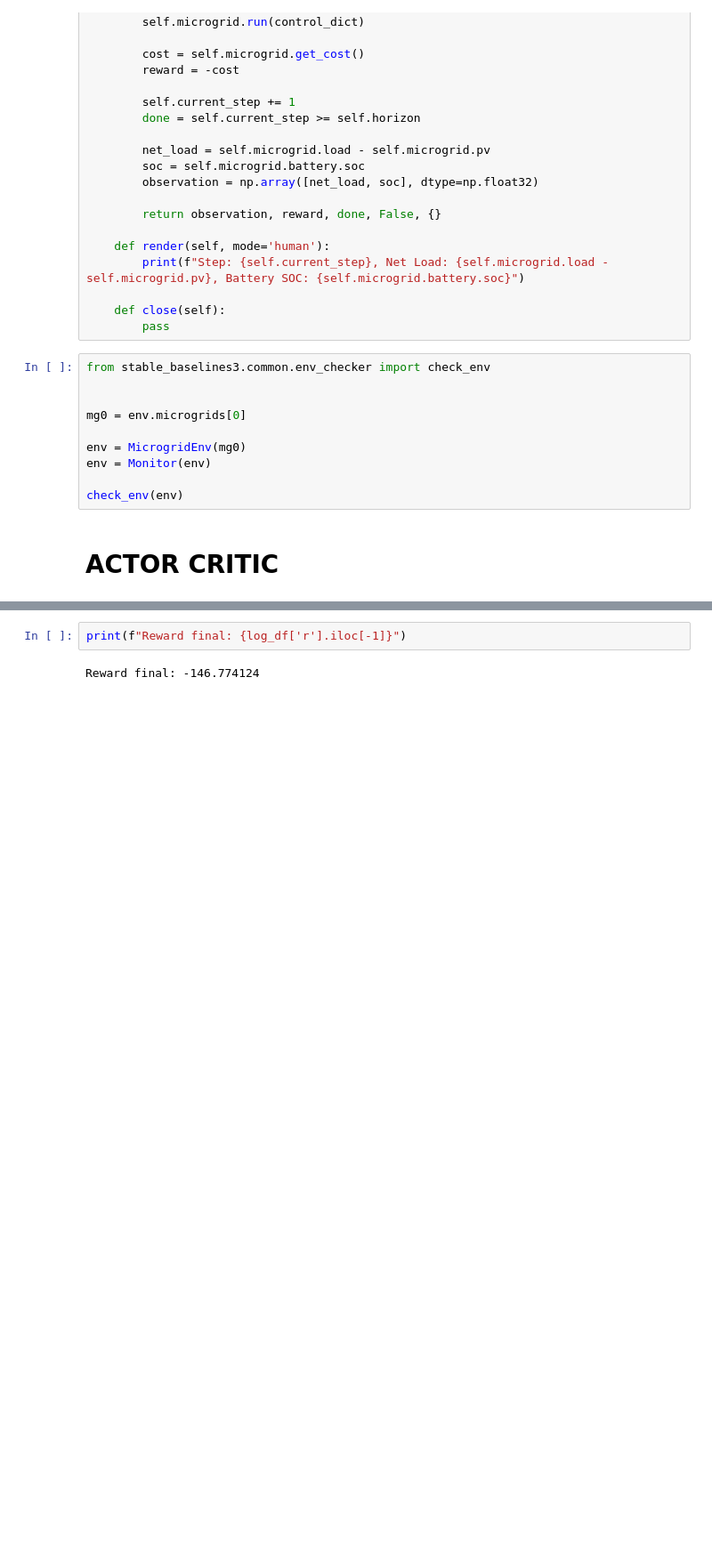
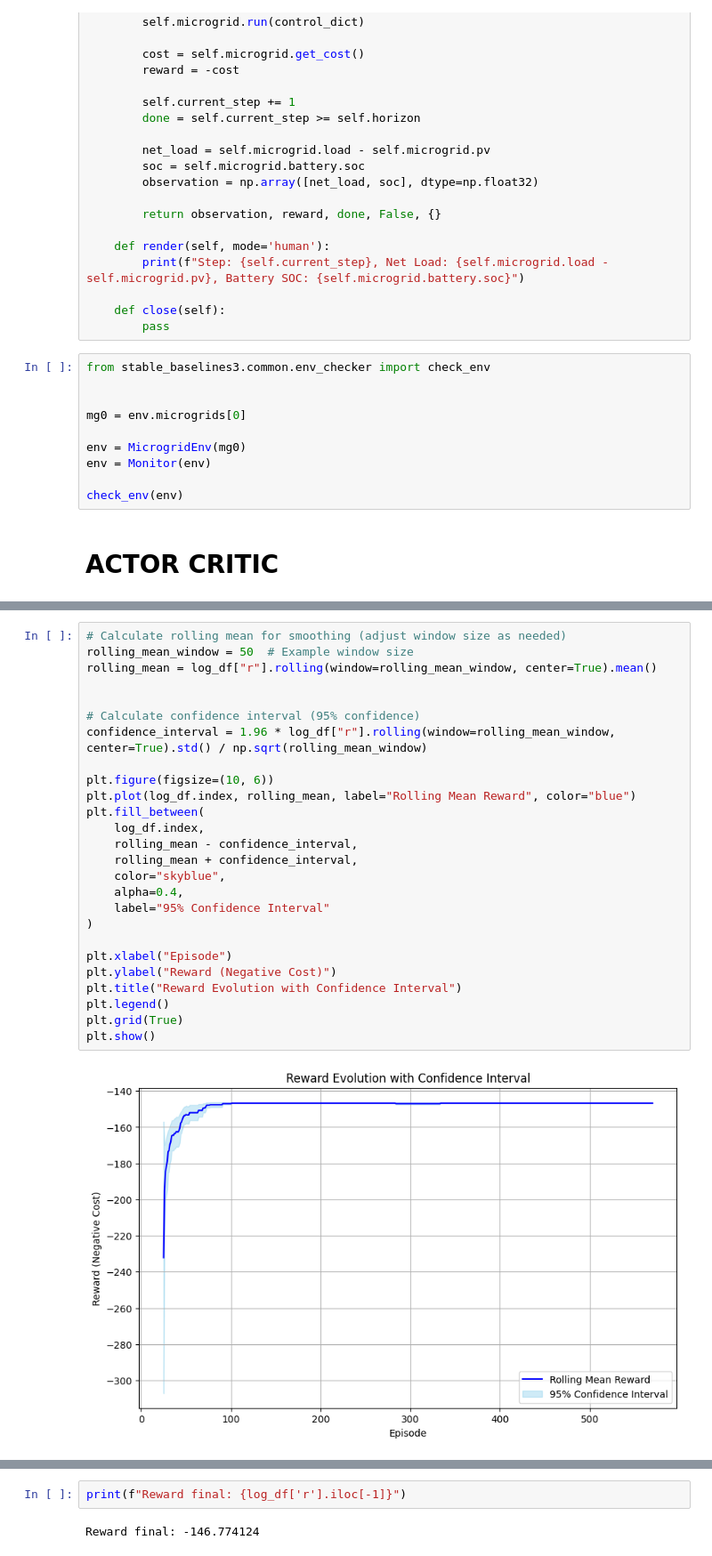
Before and after one commit to ibonsotoa/Microgrid, a Jupyter notebook: ReinforcementLearning/Testing/ActorCritic_Code&Testing.ipynb, the cells around one changed output, grey strips where cells are left out. Shown at 89% size. Cells and saved outputs as stored; diff of their text form; blank space fills up the shorter version.

```diff
--- a/ReinforcementLearning/Testing/ActorCritic_Code&Testing.ipynb
+++ b/ReinforcementLearning/Testing/ActorCritic_Code&Testing.ipynb
@@ -335,0 +336,28 @@ plt.show()
+# %%
+# Calculate rolling mean for smoothing (adjust window size as needed)
+rolling_mean_window = 50  # Example window size
+rolling_mean = log_df["r"].rolling(window=rolling_mean_window, center=True).mean()
+
+
+# Calculate confidence interval (95% confidence)
+confidence_interval = 1.96 * log_df["r"].rolling(window=rolling_mean_window, center=True).std() / np.sqrt(rolling_mean_window)
+
+plt.figure(figsize=(10, 6))
+plt.plot(log_df.index, rolling_mean, label="Rolling Mean Reward", color="blue")
+plt.fill_between(
+    log_df.index,
+    rolling_mean - confidence_interval,
+    rolling_mean + confidence_interval,
+    color="skyblue",
+    alpha=0.4,
+    label="95% Confidence Interval"
+)
+
+plt.xlabel("Episode")
+plt.ylabel("Reward (Negative Cost)")
+plt.title("Reward Evolution with Confidence Interval")
+plt.legend()
+plt.grid(True)
+plt.show()
+# %% [output]
+[figure, added]
```
Also changed, not shown: parts of 5 cells of this notebook, 23 other files.
